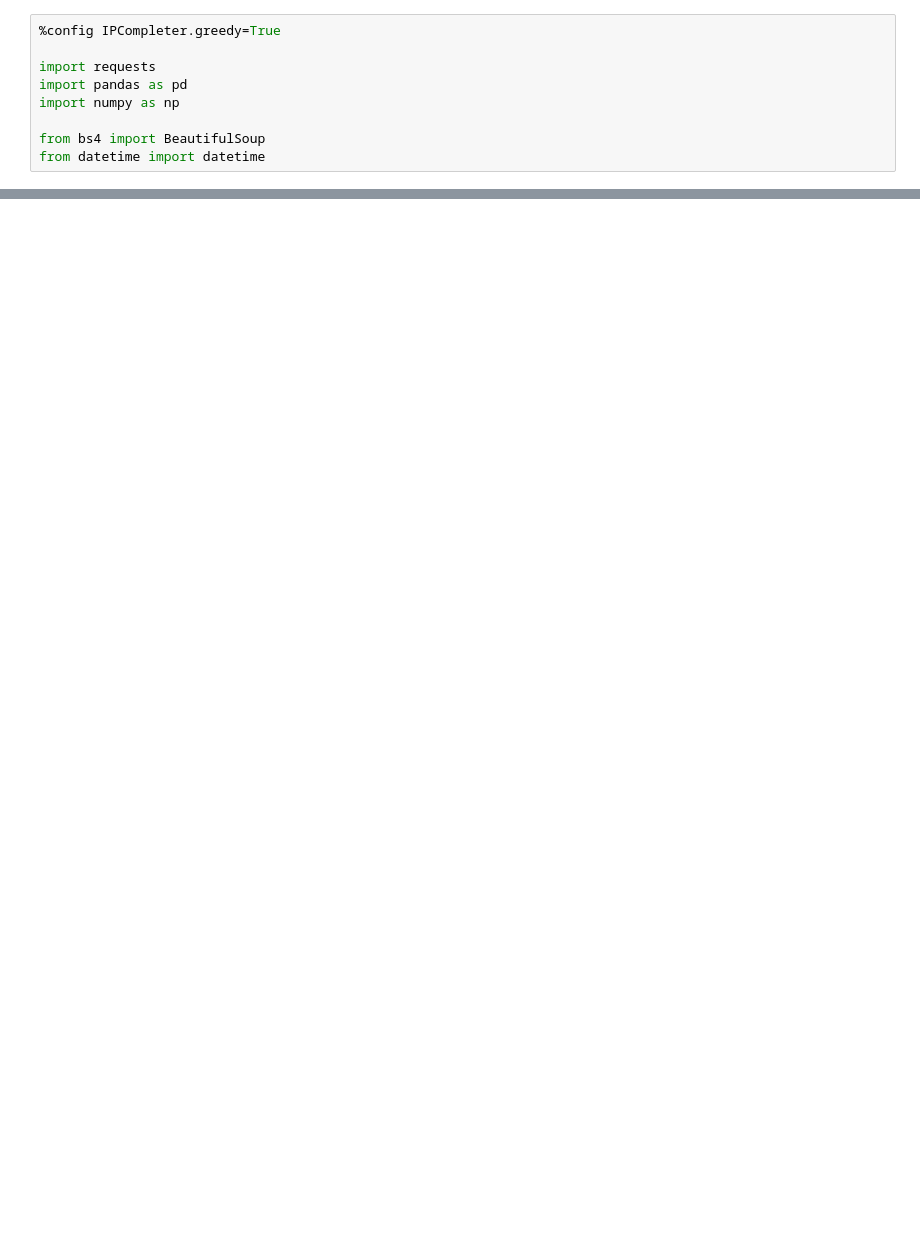
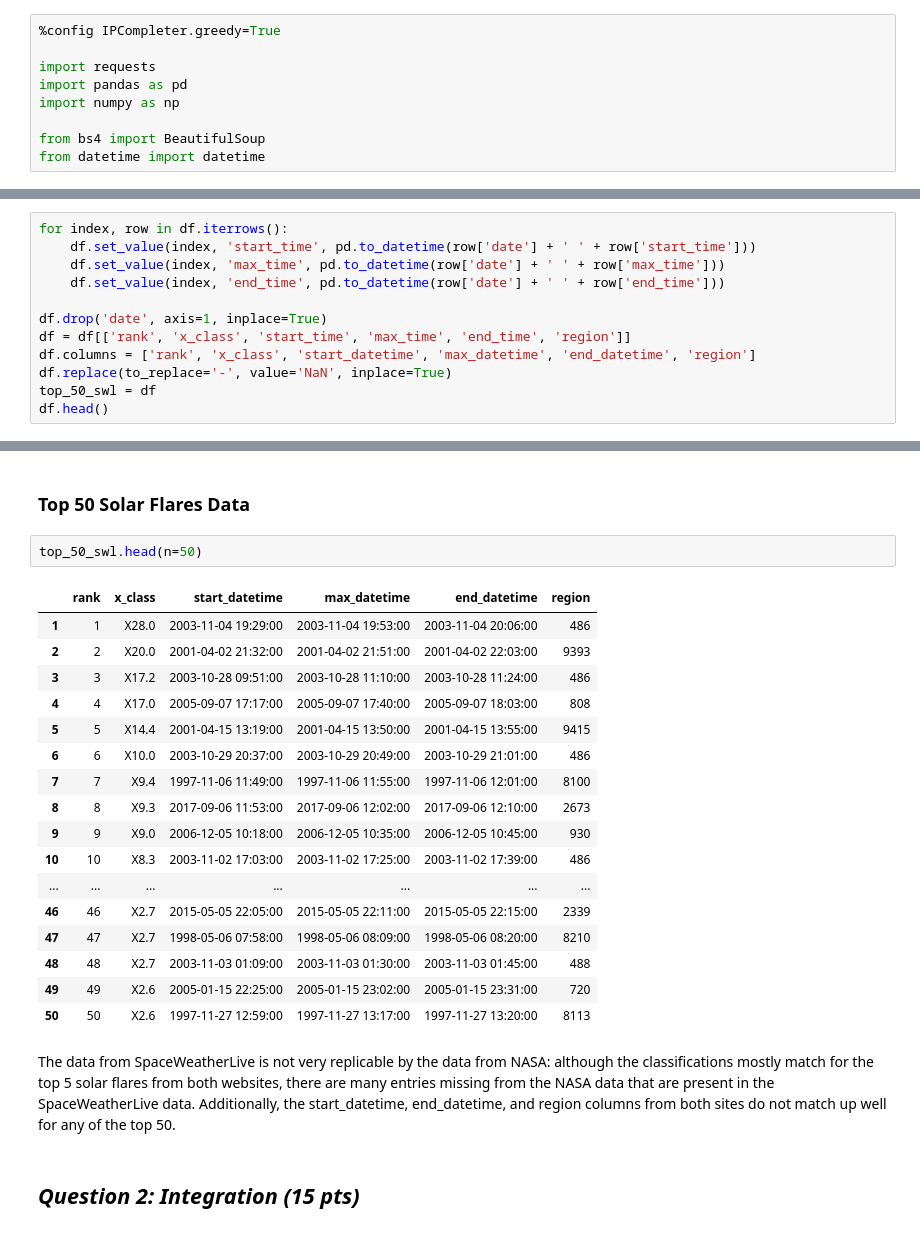
Before and after one commit to chrisyue1998/Data-Science-Projects, a Jupyter notebook: project1/Project 1.ipynb, the cells around one changed output, grey strips where cells are left out. Drawn from its saved outputs; the diff is of its cells as text; blank space fills up the shorter version.

```diff
--- a/project1/Project 1.ipynb
+++ b/project1/Project 1.ipynb
@@ -38,0 +45,12 @@ for index, row in df.iterrows():
+# %%
+for index, row in df.iterrows():
+    df.set_value(index, 'start_time', pd.to_datetime(row['date'] + ' ' + row['start_time']))
+    df.set_value(index, 'max_time', pd.to_datetime(row['date'] + ' ' + row['max_time']))
+    df.set_value(index, 'end_time', pd.to_datetime(row['date'] + ' ' + row['end_time']))
+
+df.drop('date', axis=1, inplace=True)
+df = df[['rank', 'x_class', 'start_time', 'max_time', 'end_time', 'region']]
+df.columns = ['rank', 'x_class', 'start_datetime', 'max_datetime', 'end_datetime', 'region']
+df.replace(to_replace='-', value='NaN', inplace=True)
+top_50_swl = df
+df.head()
@@ -38,0 +191,26 @@ for index, row in df.iterrows():
+# %% [markdown]
+### Top 50 Solar Flares Data
+# %%
+top_50_swl.head(n=50)
+# %% [output]
+|  | rank | x_class | start_datetime | max_datetime | end_datetime | region |
+| 1 | 1 | X28.0 | 2003-11-04 19:29:00 | 2003-11-04 19:53:00 | 2003-11-04 20:06:00 | 486 |
+| 2 | 2 | X20.0 | 2001-04-02 21:32:00 | 2001-04-02 21:51:00 | 2001-04-02 22:03:00 | 9393 |
+| 3 | 3 | X17.2 | 2003-10-28 09:51:00 | 2003-10-28 11:10:00 | 2003-10-28 11:24:00 | 486 |
+| 4 | 4 | X17.0 | 2005-09-07 17:17:00 | 2005-09-07 17:40:00 | 2005-09-07 18:03:00 | 808 |
+| 5 | 5 | X14.4 | 2001-04-15 13:19:00 | 2001-04-15 13:50:00 | 2001-04-15 13:55:00 | 9415 |
+| 6 | 6 | X10.0 | 2003-10-29 20:37:00 | 2003-10-29 20:49:00 | 2003-10-29 21:01:00 | 486 |
+| 7 | 7 | X9.4 | 1997-11-06 11:49:00 | 1997-11-06 11:55:00 | 1997-11-06 12:01:00 | 8100 |
+| 8 | 8 | X9.3 | 2017-09-06 11:53:00 | 2017-09-06 12:02:00 | 2017-09-06 12:10:00 | 2673 |
+| 9 | 9 | X9.0 | 2006-12-05 10:18:00 | 2006-12-05 10:35:00 | 2006-12-05 10:45:00 | 930 |
+| 10 | 10 | X8.3 | 2003-11-02 17:03:00 | 2003-11-02 17:25:00 | 2003-11-02 17:39:00 | 486 |
+| ... | ... | ... | ... | ... | ... | ... |
+| 46 | 46 | X2.7 | 2015-05-05 22:05:00 | 2015-05-05 22:11:00 | 2015-05-05 22:15:00 | 2339 |
+| 47 | 47 | X2.7 | 1998-05-06 07:58:00 | 1998-05-06 08:09:00 | 1998-05-06 08:20:00 | 8210 |
+| 48 | 48 | X2.7 | 2003-11-03 01:09:00 | 2003-11-03 01:30:00 | 2003-11-03 01:45:00 | 488 |
+| 49 | 49 | X2.6 | 2005-01-15 22:25:00 | 2005-01-15 23:02:00 | 2005-01-15 23:31:00 | 720 |
+| 50 | 50 | X2.6 | 1997-11-27 12:59:00 | 1997-11-27 13:17:00 | 1997-11-27 13:20:00 | 8113 |
+# %% [markdown]
+The data from SpaceWeatherLive is not very replicable by the data from NASA: although the classifications mostly match for the top 5 solar flares from both websites, there are many entries missing from the NASA data that are present in the SpaceWeatherLive data. Additionally, the start_datetime, end_datetime, and region columns from both sites do not match up well for any of the top 50.
+# %% [markdown]
+## _Question 2: Integration (15 pts)_
```
Also changed, not shown: parts of 23 cells of this notebook.
